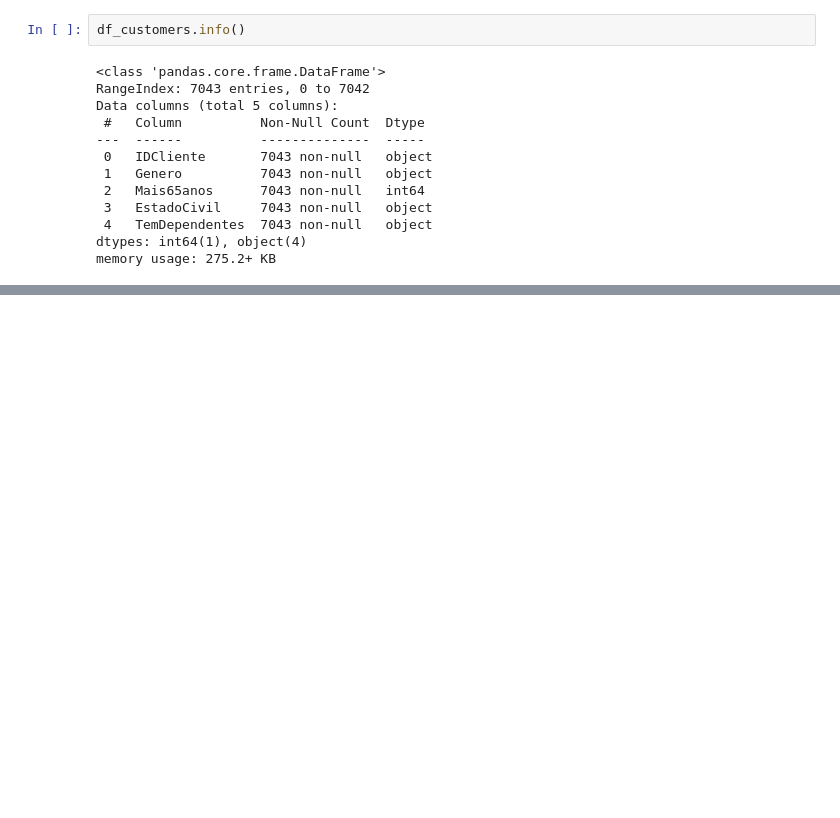
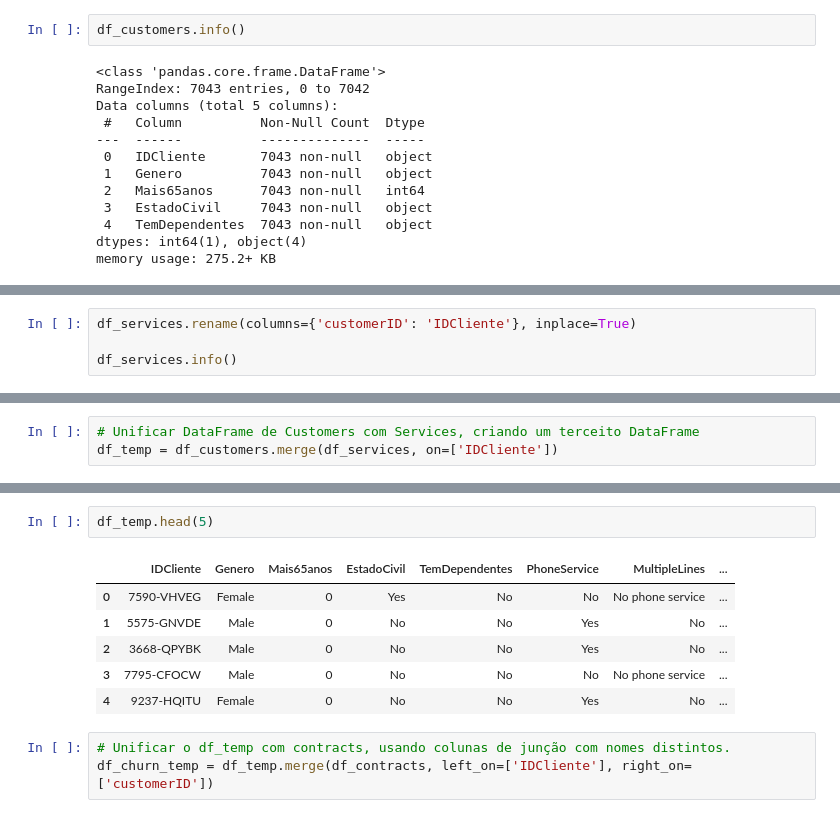
Before and after one commit to antoniovuono/eda-telecom-, a Jupyter notebook: eda_churn.ipynb, the cells around one changed output, grey strips where cells are left out. Drawn from its saved outputs; the diff is of its cells as text; blank space fills up the shorter version.

Commit message:
unifying dataframes

```diff
--- a/eda_churn.ipynb
+++ b/eda_churn.ipynb
@@ -261,0 +277,4 @@ memory usage: 275.2+ KB
+# %%
+df_services.rename(columns={'customerID': 'IDCliente'}, inplace=True)
+
+df_services.info()
@@ -261,0 +299,3 @@ memory usage: 275.2+ KB
+# %%
+# Unificar DataFrame de Customers com Services, criando um terceito DataFrame
+df_temp = df_customers.merge(df_services, on=['IDCliente'])
@@ -261,0 +323,12 @@ memory usage: 275.2+ KB
+# %%
+df_temp.head(5)
+# %% [output]
+|  | IDCliente | Genero | Mais65anos | EstadoCivil | TemDependentes | PhoneService | MultipleLines | ... |
+| 0 | 7590-VHVEG | Female | 0 | Yes | No | No | No phone service | ... |
+| 1 | 5575-GNVDE | Male | 0 | No | No | Yes | No | ... |
+| 2 | 3668-QPYBK | Male | 0 | No | No | Yes | No | ... |
+| 3 | 7795-CFOCW | Male | 0 | No | No | No | No phone service | ... |
+| 4 | 9237-HQITU | Female | 0 | No | No | Yes | No | ... |
+# %%
+# Unificar o df_temp com contracts, usando colunas de junção com nomes distintos.
+df_churn_temp = df_temp.merge(df_contracts, left_on=['IDCliente'], right_on=['customerID'])
```
Also changed, not shown: parts of 11 cells of this notebook.
